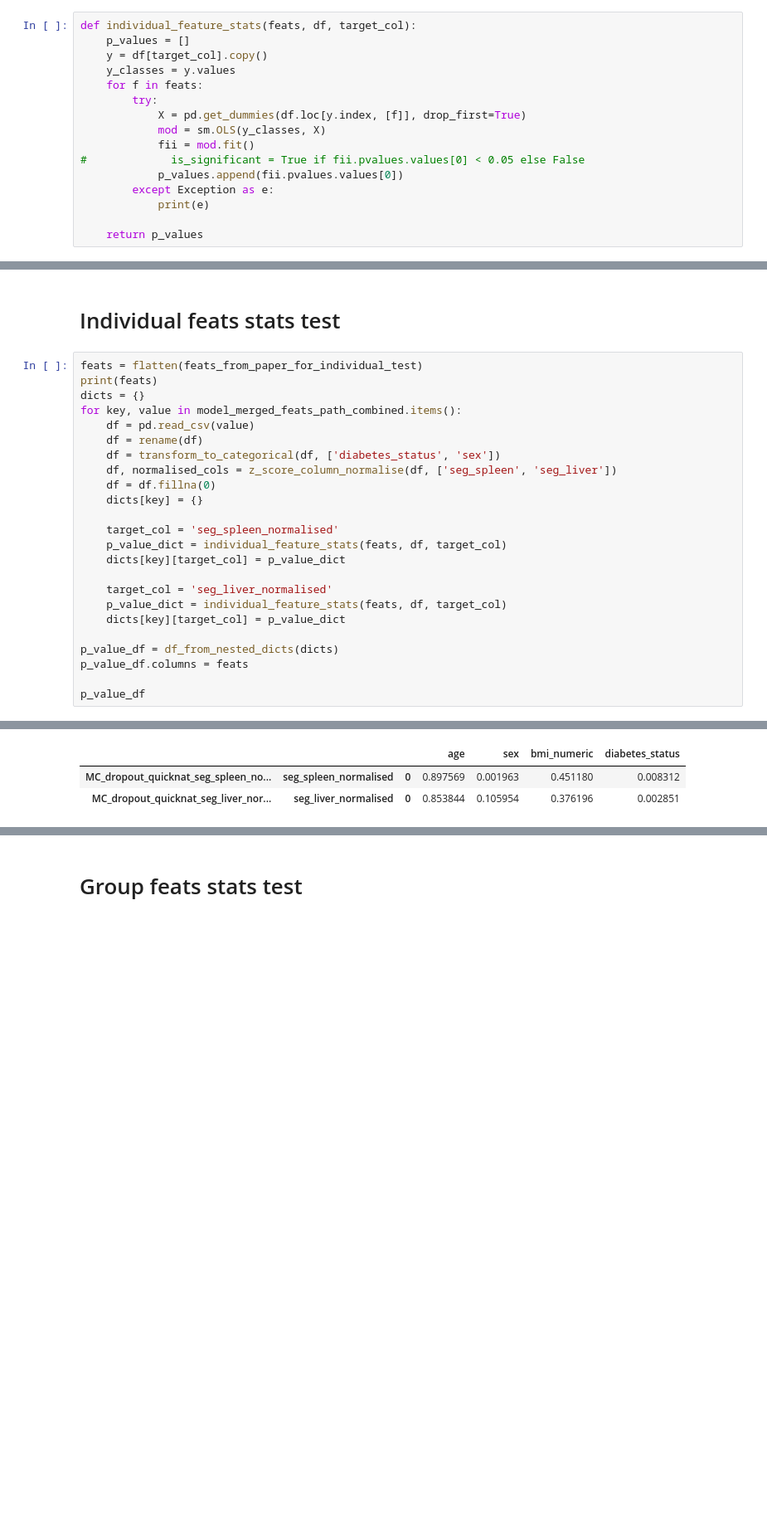
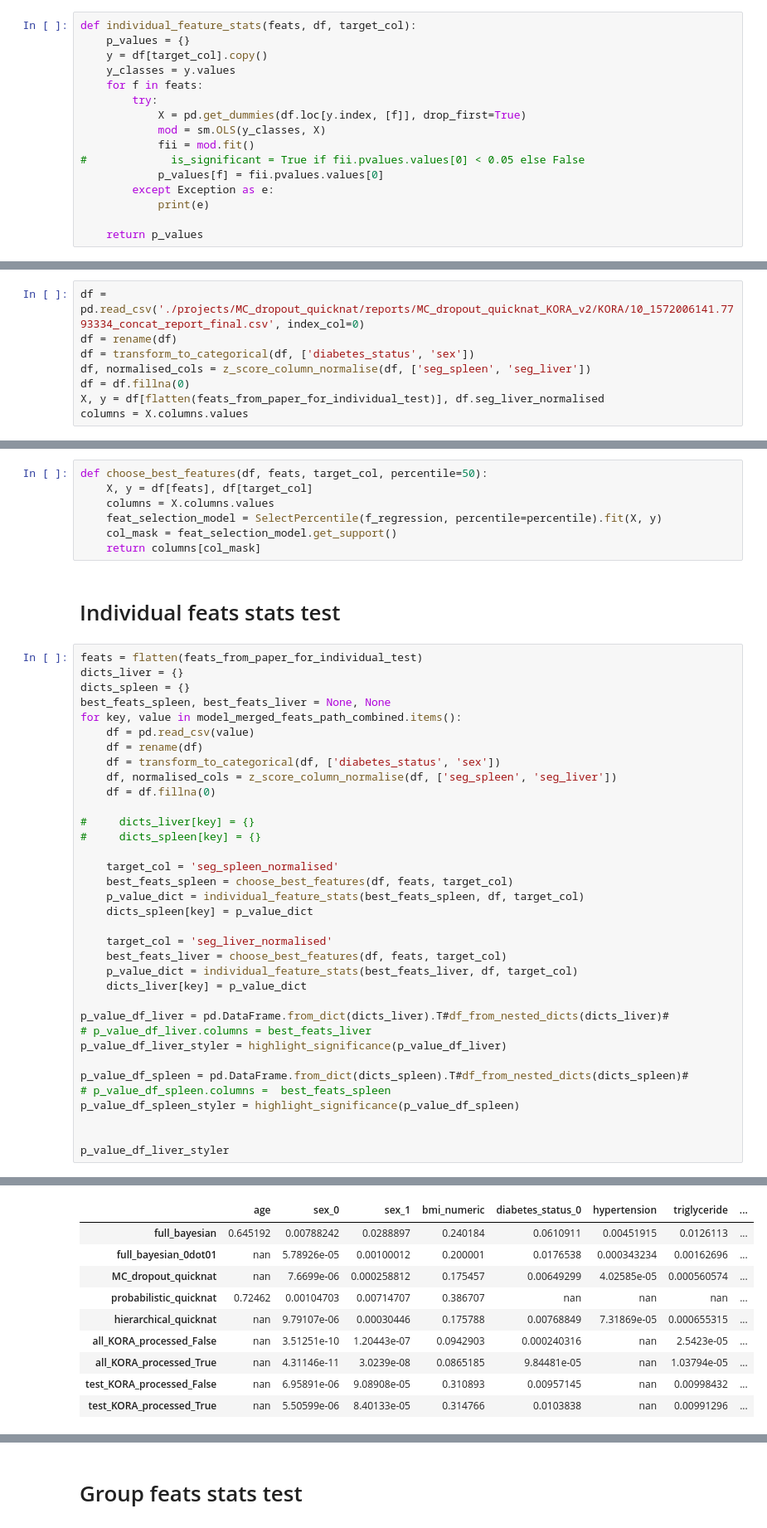
Before and after one commit to jyotirmay123/BNN-for-Uncertainty-Estimation-of-Imaging-Biomarkers, a Jupyter notebook: model_and_dataset_stats_analysis_final.ipynb, the cells around one changed output, grey strips where cells are left out. Shown at 83% size. Drawn from its saved outputs; the diff is of its cells as text; blank space fills up the shorter version.

```diff
--- a/model_and_dataset_stats_analysis_final.ipynb
+++ b/model_and_dataset_stats_analysis_final.ipynb
@@ -194,7 +197,7 @@ def model_evaluation_matrics(file_paths_dict, cols_to_fetch):
     return dicts
 # %%
 def individual_feature_stats(feats, df, target_col):
-    p_values = []
+    p_values = {}
     y = df[target_col].copy()
     y_classes = y.values
     for f in feats:
@@ -203,7 +206,7 @@ def individual_feature_stats(feats, df, target_col):
             mod = sm.OLS(y_classes, X)
             fii = mod.fit()
 #             is_significant = True if fii.pvalues.values[0] < 0.05 else False
-            p_values.append(fii.pvalues.values[0])
+            p_values[f] = fii.pvalues.values[0]
         except Exception as e:
             print(e)
 
@@ -294,0 +306,8 @@ df_model_eval
+# %%
+df = pd.read_csv('./projects/MC_dropout_quicknat/reports/MC_dropout_quicknat_KORA_v2/KORA/10_1572006141.7793334_concat_report_final.csv', index_col=0)
+df = rename(df)
+df = transform_to_categorical(df, ['diabetes_status', 'sex'])
+df, normalised_cols = z_score_column_normalise(df, ['seg_spleen', 'seg_liver'])
+df = df.fillna(0)
+X, y = df[flatten(feats_from_paper_for_individual_test)], df.seg_liver_normalised
+columns = X.columns.values
@@ -295,27 +353,45 @@ df_model_eval
+# %%
+def choose_best_features(df, feats, target_col, percentile=50):
+    X, y = df[feats], df[target_col]
+    columns = X.columns.values
+    feat_selection_model = SelectPercentile(f_regression, percentile=percentile).fit(X, y)
+    col_mask = feat_selection_model.get_support()
+    return columns[col_mask]
 # %% [markdown]
 # Individual feats stats test
 # %%
 feats = flatten(feats_from_paper_for_individual_test)
-print(feats)
-dicts = {}
+dicts_liver = {}
+dicts_spleen = {}
+best_feats_spleen, best_feats_liver = None, None
 for key, value in model_merged_feats_path_combined.items():
     df = pd.read_csv(value)
     df = rename(df)
     df = transform_to_categorical(df, ['diabetes_status', 'sex'])
     df, normalised_cols = z_score_column_normalise(df, ['seg_spleen', 'seg_liver'])
     df = df.fillna(0)
-    dicts[key] = {}
+
+#     dicts_liver[key] = {}
+#     dicts_spleen[key] = {}
 
     target_col = 'seg_spleen_normalised'
-    p_value_dict = individual_feature_stats(feats, df, target_col)
-    dicts[key][target_col] = p_value_dict
+    best_feats_spleen = choose_best_features(df, feats, target_col)
+    p_value_dict = individual_feature_stats(best_feats_spleen, df, target_col)
+    dicts_spleen[key] = p_value_dict
 
     target_col = 'seg_liver_normalised'
-    p_value_dict = individual_feature_stats(feats, df, target_col)
-    dicts[key][target_col] = p_value_dict
+    best_feats_liver = choose_best_features(df, feats, target_col)
+    p_value_dict = individual_feature_stats(best_feats_liver, df, target_col)
+    dicts_liver[key] = p_value_dict
 
-p_value_df = df_from_nested_dicts(dicts)
-p_value_df.columns = feats
+p_value_df_liver = pd.DataFrame.from_dict(dicts_liver).T#df_from_nested_dicts(dicts_liver)#
+# p_value_df_liver.columns = best_feats_liver
+p_value_df_liver_styler = highlight_significance(p_value_df_liver)
 
-p_value_df
+p_value_df_spleen = pd.DataFrame.from_dict(dicts_spleen).T#df_from_nested_dicts(dicts_spleen)#
+# p_value_df_spleen.columns =  best_feats_spleen
+p_value_df_spleen_styler = highlight_significance(p_value_df_spleen)
+
+
+p_value_df_liver_styler
 # %% [output]
@@ -323,3 +398,10 @@ p_value_df
-|  |  |  | age | sex | bmi_numeric | diabetes_status |
-| MC_dropout_quicknat_seg_spleen_no... | seg_spleen_normalised | 0 | 0.897569 | 0.001963 | 0.451180 | 0.008312 |
-| MC_dropout_quicknat_seg_liver_nor... | seg_liver_normalised | 0 | 0.853844 | 0.105954 | 0.376196 | 0.002851 |
+|  | age | sex_0 | sex_1 | bmi_numeric | diabetes_status_0 | hypertension | triglyceride | ... |
+| full_bayesian | 0.645192 | 0.00788242 | 0.0288897 | 0.240184 | 0.0610911 | 0.00451915 | 0.0126113 | ... |
+| full_bayesian_0dot01 | nan | 5.78926e-05 | 0.00100012 | 0.200001 | 0.0176538 | 0.000343234 | 0.00162696 | ... |
+| MC_dropout_quicknat | nan | 7.6699e-06 | 0.000258812 | 0.175457 | 0.00649299 | 4.02585e-05 | 0.000560574 | ... |
+| probabilistic_quicknat | 0.72462 | 0.00104703 | 0.00714707 | 0.386707 | nan | nan | nan | ... |
+| hierarchical_quicknat | nan | 9.79107e-06 | 0.00030446 | 0.175788 | 0.00768849 | 7.31869e-05 | 0.000655315 | ... |
+| all_KORA_processed_False | nan | 3.51251e-10 | 1.20443e-07 | 0.0942903 | 0.000240316 | nan | 2.5423e-05 | ... |
+| all_KORA_processed_True | nan | 4.31146e-11 | 3.0239e-08 | 0.0865185 | 9.84481e-05 | nan | 1.03794e-05 | ... |
+| test_KORA_processed_False | nan | 6.95891e-06 | 9.08908e-05 | 0.310893 | 0.00957145 | nan | 0.00998432 | ... |
+| test_KORA_processed_True | nan | 5.50599e-06 | 8.40133e-05 | 0.314766 | 0.0103838 | nan | 0.00991296 | ... |
```
Also changed, not shown: parts of 11 cells of this notebook, 10 other files.
